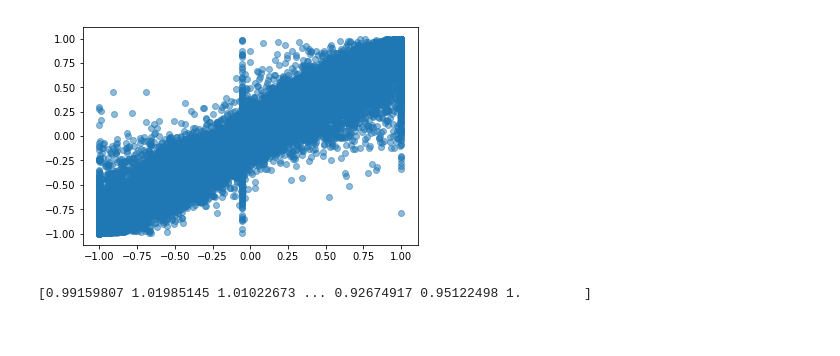
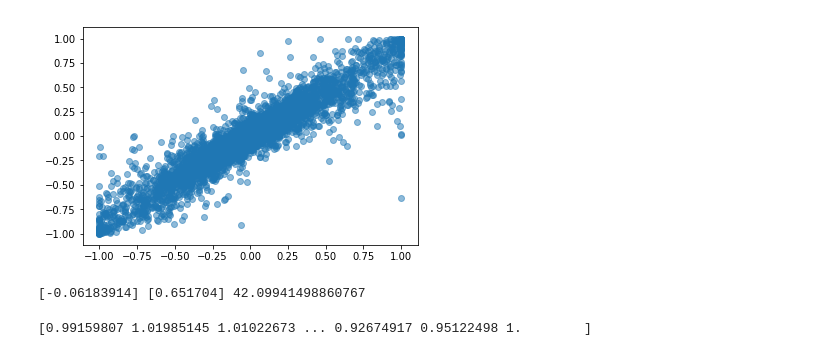
Before and after one commit to cman6397/chess_evaluation, a Jupyter notebook: Neural_Net.ipynb, the cells around one changed output. Drawn from its saved outputs; the diff is of its cells as text; code cells hidden in the pictures.

```diff
--- a/Neural_Net.ipynb
+++ b/Neural_Net.ipynb
@@ -44,8 +46,8 @@ def board_encoder(board):
 
     return board_rep
 # %%
-#stockfish = pandas.read_csv('C:\\Users\\Christopher.Atkeson\\Documents\\web_project\\chess_evaluation\\stockfish.csv')
-#pgn = open('C:\\Users\\Christopher.Atkeson\\Documents\\web_project\\chess_evaluation\\data.pgn')
-stockfish = pandas.read_csv('/Users/chrisatkeson/Documents/web_project/chess_evaluation/stockfish.csv')
-pgn = open('/Users/chrisatkeson/Documents/web_project/chess_evaluation/data.pgn')
+stockfish = pandas.read_csv('C:\\Users\\Christopher.Atkeson\\Documents\\web_project\\chess_evaluation\\stockfish.csv')
+pgn = open('C:\\Users\\Christopher.Atkeson\\Documents\\web_project\\chess_evaluation\\data.pgn')
+#stockfish = pandas.read_csv('/Users/chrisatkeson/Documents/web_project/chess_evaluation/stockfish.csv')
+#pgn = open('/Users/chrisatkeson/Documents/web_project/chess_evaluation/data.pgn')
 # %%
@@ -77,23 +92,18 @@ for game in evaluations:
 # %%
 #normalize evaluations
-standard_dev = np.std(all_evaluations)
-mean_evaluation = np.mean(all_evaluations)
+standard_dev = np.std(evaluations)
+mean_evaluation = np.mean(evaluations)
 #Unit Variance and 0 mean
-all_evaluations = (np.asarray(all_evaluations) - mean_evaluation)/standard_dev
-
-max_evaluation = np.max(all_evaluations)
-min_evaluation = np.min(all_evaluations)
-max_abs_evaluation = max(max_evaluation, min_evaluation*-1.0)
+evaluations = (np.asarray(evaluations) - mean_evaluation)/standard_dev
 
 #normalized_evaluations = all_evaluations * 1/max_abs_evaluation
-normalized_evaluations = np.tanh(all_evaluations)
+evaluations = np.tanh(evaluations)
 
 #Constuct Board Vectors
-positions = []
-for position in all_positions:
-    positions.append(bit_board_encoder(position))
+for x in range(0,len(positions)):
+    positions[x] = (bit_board_encoder(positions[x]))
 
-positions, normalized_evaluations = shuffle(positions, normalized_evaluations, random_state=0)
+positions, evaluations = shuffle(positions, evaluations, random_state=0)
 
 num_rows = len(positions)
 num_cols_x = 768
@@ -104,21 +114,21 @@ Y = np.zeros((num_rows,num_cols_y))
 
 for k in range(0,num_rows):
     X[k,:] = positions[k][:]
-    Y[k,:] = normalized_evaluations[k][:]
+    Y[k,:] = evaluations[k][:]
 
-X_train = X[0:600000]
-X_test = X[600001:700000]
+X_train = X[0:300000]
+X_test = X[300001:400000]
 
-Y_train = Y[0:600000]
-Y_test = Y[600001:700000]
+Y_train = Y[0:300000]
+Y_test = Y[300001:400000]
 # %%
 #Keras Model
 
 n_input = 768 # 12 8x8 chessboards
 
 model = Sequential()
-model.add(Dense(500, activation = 'relu', input_shape=(n_input,)))
-model.add(Dense(200, activation = 'relu'))
+model.add(Dense(800, activation = 'relu', input_shape=(n_input,)))
+model.add(Dense(400, activation = 'relu'))
 model.add(Dense(50, activation='relu'))
 model.add(Dense(1,activation='tanh'))
 
@@ -149,6 +159,6 @@ predictions = model.predict(X_test)
 # %%
 # GET RID OF THE N/A VALUES THAT YOU LEFT AS ZERO
-plt.scatter(Y_test[0:99999], predictions[0:99999], alpha=0.5)
+plt.scatter(Y_test[0:10000], predictions[0:10000], alpha=0.5)
 plt.show()
 # %% [output]
-[figure, old version]
+[figure, new version]
@@ -155,3 +170,7 @@ plt.show()
+# %%
+print(Y_test[519], predictions[519], mean_evaluation)
+# %% [output]
+[-0.06183914] [0.651704] 42.09941498860767
 # %%
 # Neural Net
 learning_rate = 0.01
```
Also changed, not shown: parts of 5 cells of this notebook.
